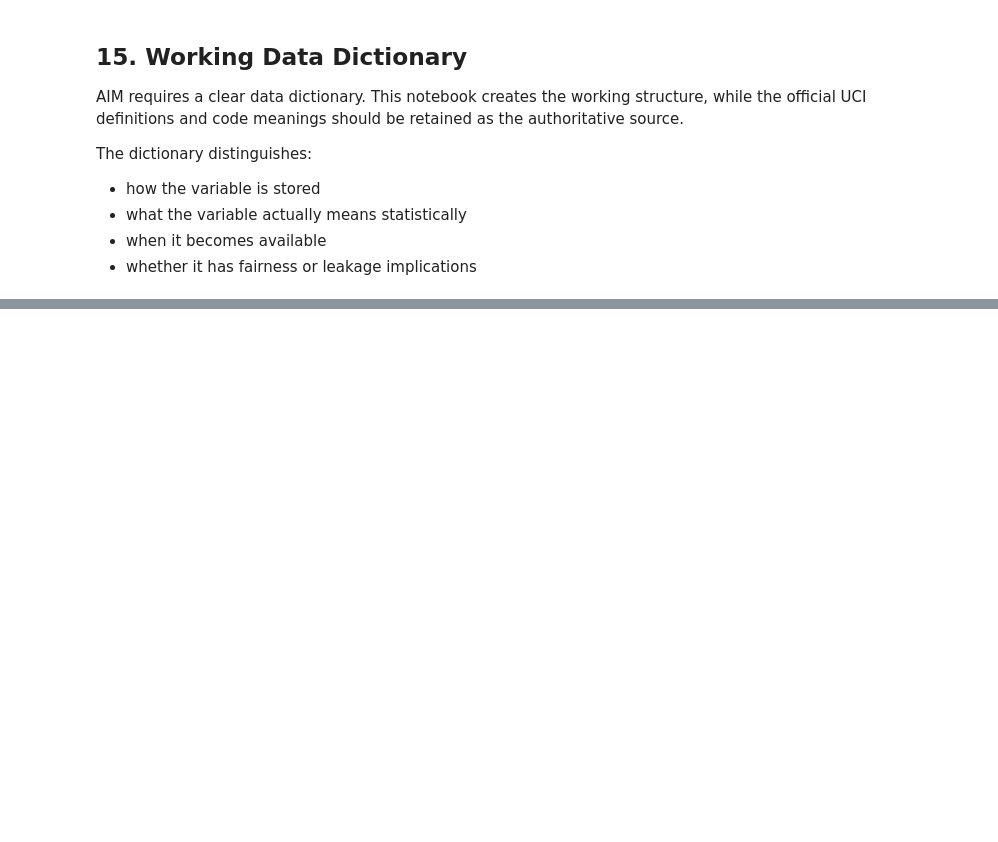
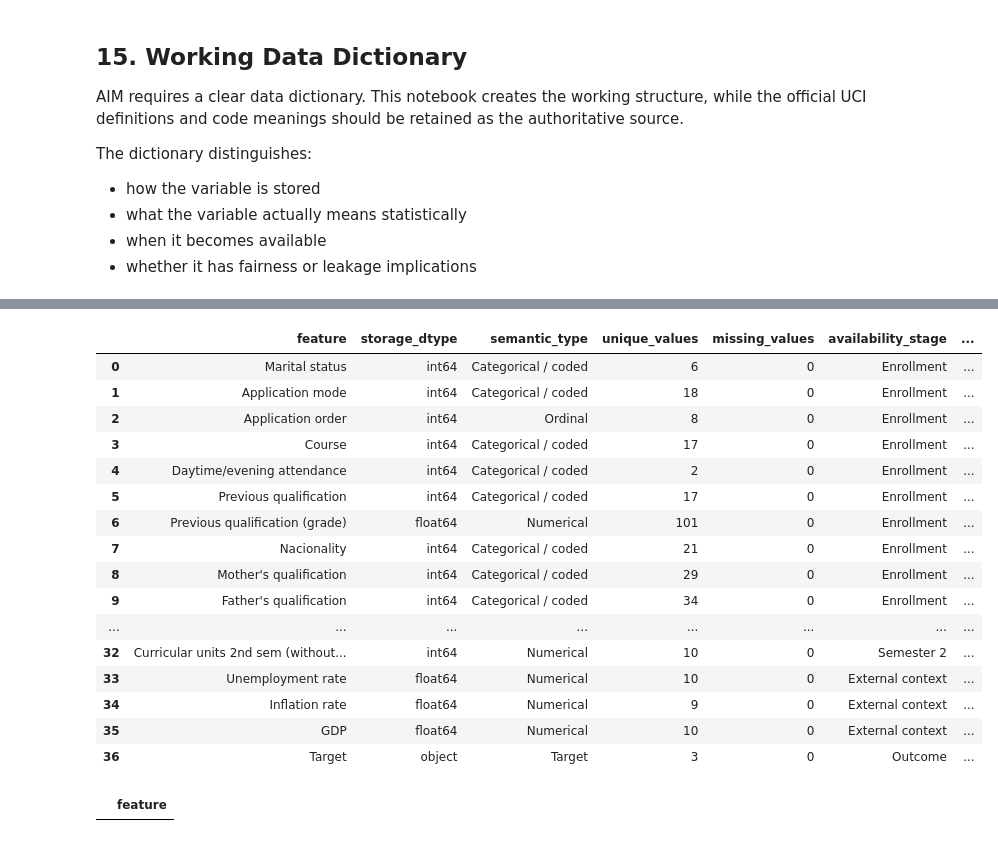
Before and after one commit to rayvaril/student-dropout-capstone, a Jupyter notebook: notebooks/01_dataset_assessment.ipynb, the cells around one changed output, grey strips where cells are left out. Drawn from its saved outputs; the diff is of its cells as text; code cells hidden in the pictures; blank space fills up the shorter version.

```diff
--- a/notebooks/01_dataset_assessment.ipynb
+++ b/notebooks/01_dataset_assessment.ipynb
@@ -469,0 +770,7 @@ The next stage will examine distributions, relationships, class differences, cor
+# %%
+from ucimlrepo import fetch_ucirepo
+
+uci_dataset = fetch_ucirepo(id=697)
+uci_variables = uci_dataset.variables.copy()
+
+uci_variables.head()
@@ -469,0 +784,61 @@ The next stage will examine distributions, relationships, class differences, cor
+# %%
+def normalize_name(name):
+    return (
+        str(name)
+        .replace("\ufeff", "")
+        .replace("\t", " ")
+        .strip()
+        .casefold()
+    )
+
+# Create normalized names for matching
+data_dictionary["match_name"] = data_dictionary["feature"].apply(normalize_name)
+uci_variables["match_name"] = uci_variables["name"].apply(normalize_name)
+
+# Keep only the metadata fields we need
+uci_lookup = uci_variables[
+    ["match_name", "description"]
+].copy()
+
+# Merge official UCI descriptions into our dictionary
+data_dictionary = data_dictionary.merge(
+    uci_lookup,
+    on="match_name",
+    how="left"
+)
+
+# Move UCI description into our intended column
+data_dictionary["official_definition_or_codes"] = data_dictionary["description"]
+
+# Remove temporary helper columns
+data_dictionary = data_dictionary.drop(
+    columns=["match_name", "description"]
+)
+
+data_dictionary
+# %% [output]
+|  | feature | storage_dtype | semantic_type | unique_values | missing_values | availability_stage | ... |
+| 0 | Marital status | int64 | Categorical / coded | 6 | 0 | Enrollment | ... |
+| 1 | Application mode | int64 | Categorical / coded | 18 | 0 | Enrollment | ... |
+| 2 | Application order | int64 | Ordinal | 8 | 0 | Enrollment | ... |
+| 3 | Course | int64 | Categorical / coded | 17 | 0 | Enrollment | ... |
+| 4 | Daytime/evening attendance | int64 | Categorical / coded | 2 | 0 | Enrollment | ... |
+| 5 | Previous qualification | int64 | Categorical / coded | 17 | 0 | Enrollment | ... |
+| 6 | Previous qualification (grade) | float64 | Numerical | 101 | 0 | Enrollment | ... |
+| 7 | Nacionality | int64 | Categorical / coded | 21 | 0 | Enrollment | ... |
+| 8 | Mother's qualification | int64 | Categorical / coded | 29 | 0 | Enrollment | ... |
+| 9 | Father's qualification | int64 | Categorical / coded | 34 | 0 | Enrollment | ... |
+| ... | ... | ... | ... | ... | ... | ... | ... |
+| 32 | Curricular units 2nd sem (without... | int64 | Numerical | 10 | 0 | Semester 2 | ... |
+| 33 | Unemployment rate | float64 | Numerical | 10 | 0 | External context | ... |
+| 34 | Inflation rate | float64 | Numerical | 9 | 0 | External context | ... |
+| 35 | GDP | float64 | Numerical | 10 | 0 | External context | ... |
+| 36 | Target | object | Target | 3 | 0 | Outcome | ... |
+# %%
+unmatched = data_dictionary[
+    data_dictionary["official_definition_or_codes"].isna()
+][["feature"]]
+
+unmatched
+# %% [output]
+|  | feature |
```
Also changed, not shown: parts of 40 cells of this notebook.
